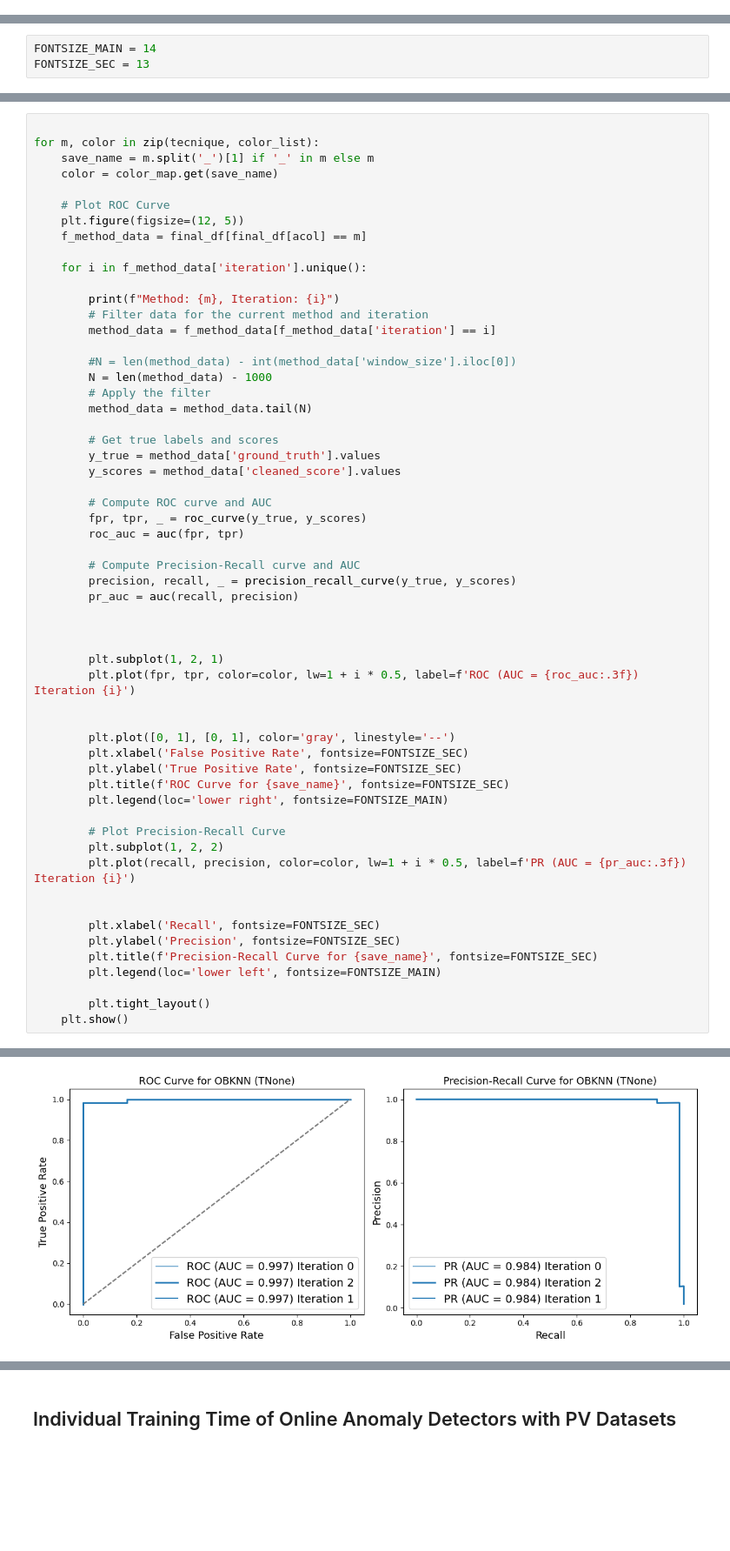
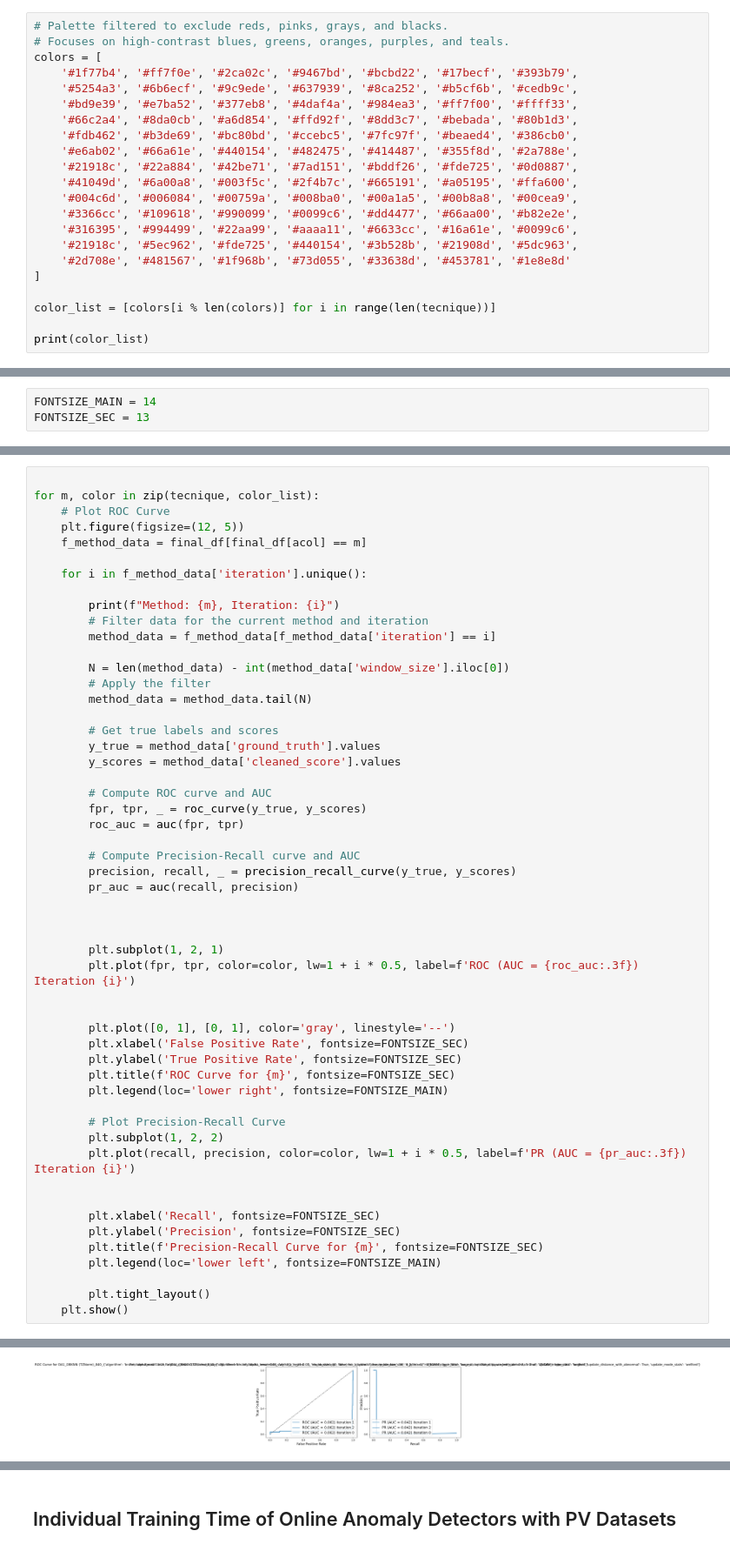
Before and after one commit to nirojasva/spectral-benchmark-bv4, a Jupyter notebook: notebooks/2_DA_Individual_Score_PV_Sources.ipynb, the cells around one changed output, grey strips where cells are left out. Shown at 87% size. Drawn from its saved outputs; the diff is of its cells as text; blank space fills up the shorter version.

Commit message:
updated plots for analysis of scores

```diff
--- a/notebooks/2_DA_Individual_Score_PV_Sources.ipynb
+++ b/notebooks/2_DA_Individual_Score_PV_Sources.ipynb
@@ -256,0 +251,22 @@ color_list = colors[:num_colors]
+# %%
+# Palette filtered to exclude reds, pinks, grays, and blacks.
+# Focuses on high-contrast blues, greens, oranges, purples, and teals.
+colors = [
+    '#1f77b4', '#ff7f0e', '#2ca02c', '#9467bd', '#bcbd22', '#17becf', '#393b79',
+    '#5254a3', '#6b6ecf', '#9c9ede', '#637939', '#8ca252', '#b5cf6b', '#cedb9c',
+    '#bd9e39', '#e7ba52', '#377eb8', '#4daf4a', '#984ea3', '#ff7f00', '#ffff33',
+    '#66c2a4', '#8da0cb', '#a6d854', '#ffd92f', '#8dd3c7', '#bebada', '#80b1d3',
+    '#fdb462', '#b3de69', '#bc80bd', '#ccebc5', '#7fc97f', '#beaed4', '#386cb0',
+    '#e6ab02', '#66a61e', '#440154', '#482475', '#414487', '#355f8d', '#2a788e',
+    '#21918c', '#22a884', '#42be71', '#7ad151', '#bddf26', '#fde725', '#0d0887',
+    '#41049d', '#6a00a8', '#003f5c', '#2f4b7c', '#665191', '#a05195', '#ffa600',
+    '#004c6d', '#006084', '#00759a', '#008ba0', '#00a1a5', '#00b8a8', '#00cea9',
+    '#3366cc', '#109618', '#990099', '#0099c6', '#dd4477', '#66aa00', '#b82e2e',
+    '#316395', '#994499', '#22aa99', '#aaaa11', '#6633cc', '#16a61e', '#0099c6',
+    '#21918c', '#5ec962', '#fde725', '#440154', '#3b528b', '#21908d', '#5dc963',
+    '#2d708e', '#481567', '#1f968b', '#73d055', '#33638d', '#453781', '#1e8e8d'
+]
+
+color_list = [colors[i % len(colors)] for i in range(len(tecnique))]
+
+print(color_list)
@@ -365,9 +369,6 @@ Plotting method: DA1_IForestASD_840_{'initial_window_X': None, 'p_window_size':
 # %%
 
 for m, color in zip(tecnique, color_list):
-    save_name = m.split('_')[1] if '_' in m else m
-    color = color_map.get(save_name)
-
     # Plot ROC Curve
     plt.figure(figsize=(12, 5))
     f_method_data = final_df[final_df[acol] == m]
@@ -378,8 +379,7 @@ for m, color in zip(tecnique, color_list):
         # Filter data for the current method and iteration
         method_data = f_method_data[f_method_data['iteration'] == i]
 
-        #N = len(method_data) - int(method_data['window_size'].iloc[0])
-        N = len(method_data) - 1000
+        N = len(method_data) - int(method_data['window_size'].iloc[0])
         # Apply the filter
         method_data = method_data.tail(N)
 
@@ -404,7 +404,7 @@ for m, color in zip(tecnique, color_list):
         plt.plot([0, 1], [0, 1], color='gray', linestyle='--')
         plt.xlabel('False Positive Rate', fontsize=FONTSIZE_SEC)
         plt.ylabel('True Positive Rate', fontsize=FONTSIZE_SEC)
-        plt.title(f'ROC Curve for {save_name}', fontsize=FONTSIZE_SEC)
+        plt.title(f'ROC Curve for {m}', fontsize=FONTSIZE_SEC)
         plt.legend(loc='lower right', fontsize=FONTSIZE_MAIN)
 
         # Plot Precision-Recall Curve
@@ -414,7 +414,7 @@ for m, color in zip(tecnique, color_list):
 
         plt.xlabel('Recall', fontsize=FONTSIZE_SEC)
         plt.ylabel('Precision', fontsize=FONTSIZE_SEC)
-        plt.title(f'Precision-Recall Curve for {save_name}', fontsize=FONTSIZE_SEC)
+        plt.title(f'Precision-Recall Curve for {m}', fontsize=FONTSIZE_SEC)
         plt.legend(loc='lower left', fontsize=FONTSIZE_MAIN)
 
         plt.tight_layout()
@@ -426 +426 @@ Method: DA1_OBKNN (TNone)_840_{'algorithm': 'brute', 'alpha_ema': 0.01, 'alpha_z
-[figure, old version]
+[figure, new version]
```
Also changed, not shown: parts of 26 cells of this notebook, 14 other files.
